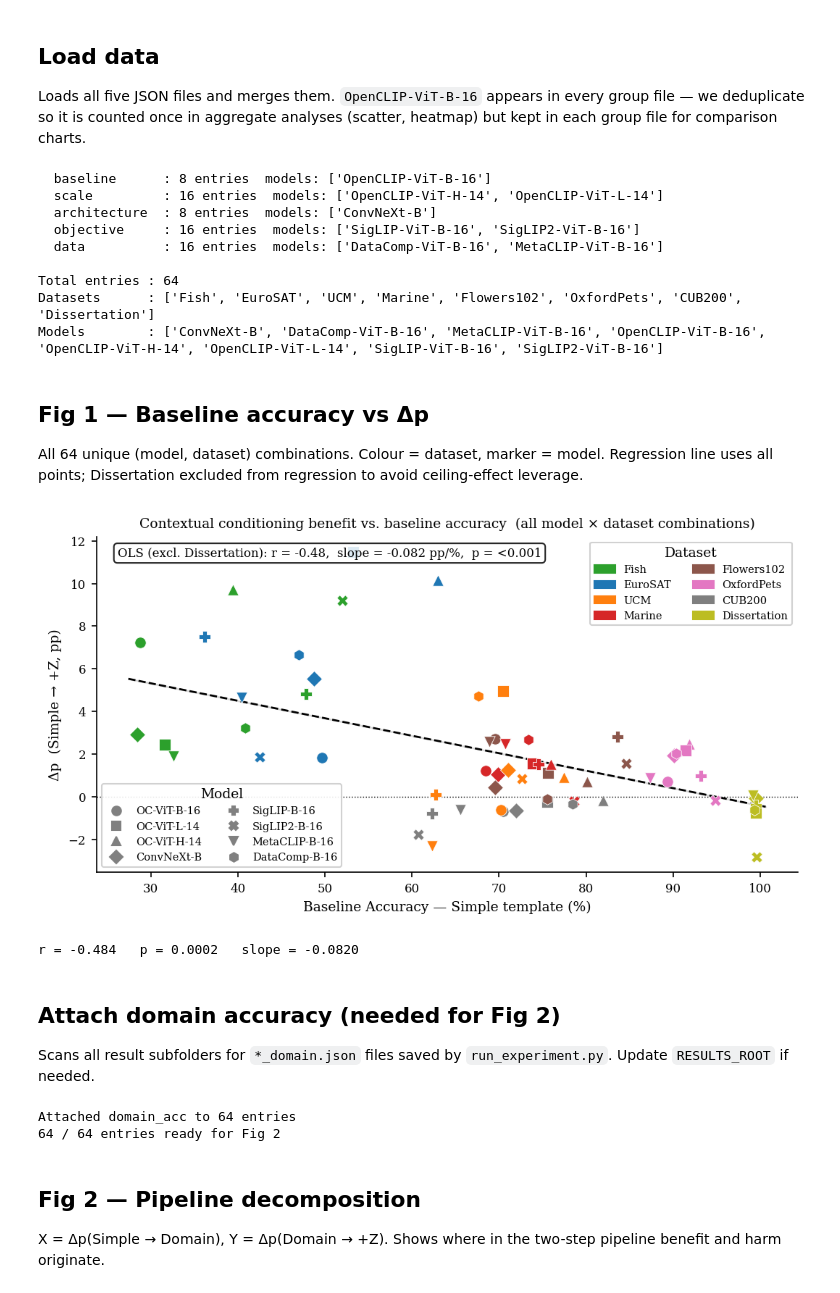
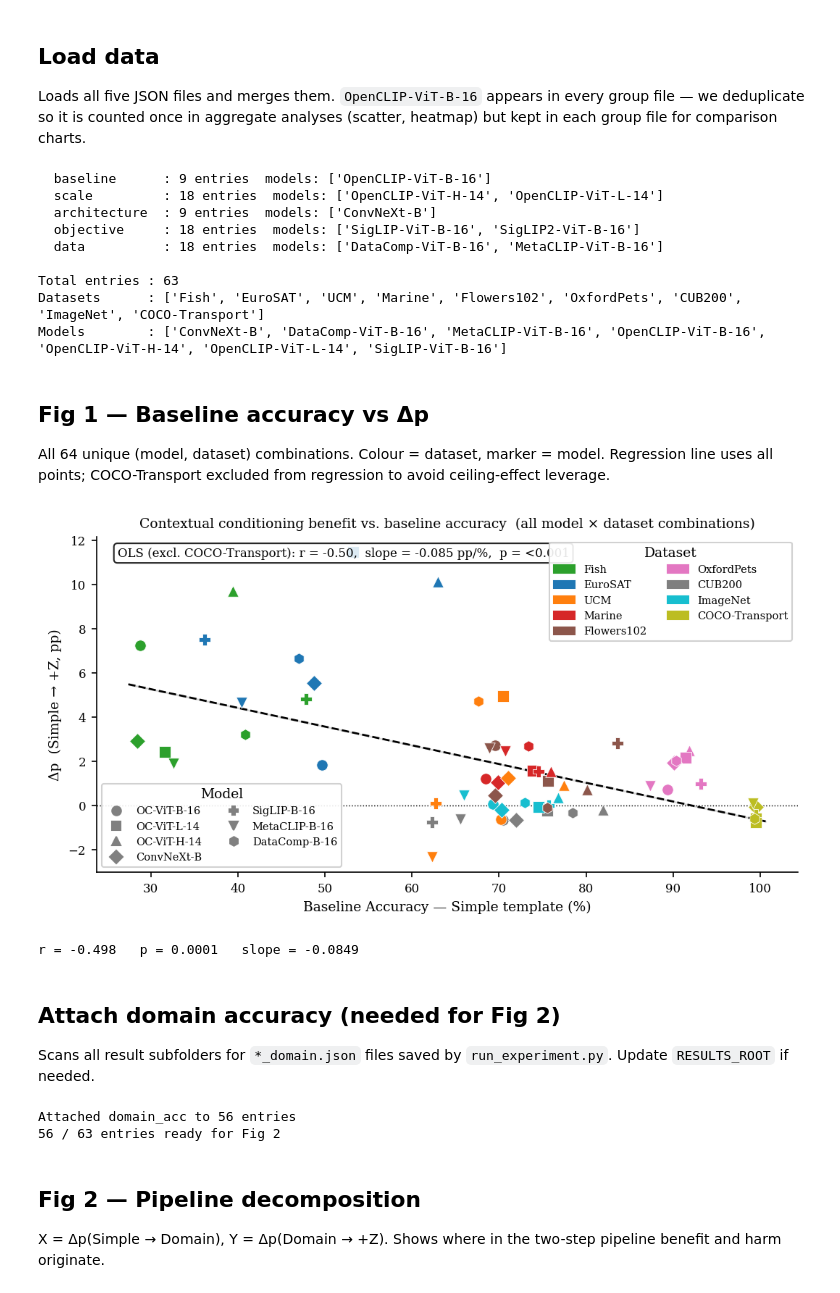
Before and after one commit to LeoGaunt/journal_perceptionCLIP, a Jupyter notebook: visualizations/figures.ipynb, the cells around one changed output. Drawn from its saved outputs; the diff is of its cells as text; code cells hidden in the pictures.

```diff
--- a/visualizations/figures.ipynb
+++ b/visualizations/figures.ipynb
@@ -34,7 +34,7 @@ ROW_H  = 2.8
 
 DATASETS_ORDERED = [
     "Fish", "EuroSAT", "UCM", "Marine",
-    "Flowers102", "OxfordPets", "CUB200", "Dissertation"
+    "Flowers102", "OxfordPets", "CUB200", "ImageNet", "COCO-Transport"
 ]
 
 DATASET_COLORS = {
@@ -45,7 +45,8 @@ DATASET_COLORS = {
     "Flowers102":  "#8c564b",
     "OxfordPets":  "#e377c2",
     "CUB200":      "#7f7f7f",
-    "Dissertation":"#bcbd22",
+    "ImageNet":    "#17becf",
+    "COCO-Transport":"#bcbd22",
 }
 
 # One marker per model
@@ -55,7 +56,7 @@ MODEL_MARKERS = {
     "OpenCLIP-ViT-H-14":  "^",   # scale
     "ConvNeXt-B":         "D",   # architecture
     "SigLIP-ViT-B-16":    "P",   # objective v1
-    "SigLIP2-ViT-B-16":   "X",   # objective v2
+    # "SigLIP2-ViT-B-16":   "X",   # objective v2
     "MetaCLIP-ViT-B-16":  "v",   # data
     "DataComp-ViT-B-16":  "h",   # data
 }
@@ -66,7 +67,7 @@ MODEL_SHORT = {
     "OpenCLIP-ViT-H-14":  "OC-ViT-H-14",
     "ConvNeXt-B":         "ConvNeXt-B",
     "SigLIP-ViT-B-16":    "SigLIP-B-16",
-    "SigLIP2-ViT-B-16":   "SigLIP2-B-16",
+    # "SigLIP2-ViT-B-16":   "SigLIP2-B-16",
     "MetaCLIP-ViT-B-16":  "MetaCLIP-B-16",
     "DataComp-ViT-B-16":  "DataComp-B-16",
 }
@@ -75,7 +76,7 @@ MODEL_SHORT = {
 GROUP_PALETTES = {
     "scale":      ["#4878d0", "#6acc65", "#d65f5f"],
     "arch":       ["#4878d0", "#8c613c"],
-    "objective":  ["#4878d0", "#956cb4", "#c05080"],
+    "objective":  ["#4878d0", "#c05080"], # Removed "#956cb4",
     "data":       ["#4878d0", "#ee854a", "#59a14f"],
 }
 
@@ -107,9 +108,16 @@ for group, path in FILES.items():
     print(f"  {group:<14}: {len(group_data[group])} entries  "
           f"models: {sorted(set(e['model'] for e in group_data[group]))}")
 
+
 # all_data is simply every entry from every file — no deduplication needed
 # because OpenCLIP-ViT-B-16 only appears in the baseline file
 all_data = [e for entries in group_data.values() for e in entries]
+
+for e in all_data:
+    if e["dataset"] == "Dissertation":
+        e["dataset"] = "COCO-Transport"
+
+all_data = [e for e in all_data if e["model"] != "SigLIP2-ViT-B-16"]
 
 datasets = [d for d in DATASETS_ORDERED if d in {e['dataset'] for e in all_data}]
 print(f"\nTotal entries : {len(all_data)}")
@@ -129,22 +137,22 @@ def get_entry(model, dataset, source=None):
                        if d['dataset'] == dataset), None)
     return result
 # %% [output]
-  baseline      : 8 entries  models: ['OpenCLIP-ViT-B-16']
-  scale         : 16 entries  models: ['OpenCLIP-ViT-H-14', 'OpenCLIP-ViT-L-14']
-  architecture  : 8 entries  models: ['ConvNeXt-B']
-  objective     : 16 entries  models: ['SigLIP-ViT-B-16', 'SigLIP2-ViT-B-16']
-  data          : 16 entries  models: ['DataComp-ViT-B-16', 'MetaCLIP-ViT-B-16']
+  baseline      : 9 entries  models: ['OpenCLIP-ViT-B-16']
+  scale         : 18 entries  models: ['OpenCLIP-ViT-H-14', 'OpenCLIP-ViT-L-14']
+  architecture  : 9 entries  models: ['ConvNeXt-B']
+  objective     : 18 entries  models: ['SigLIP-ViT-B-16', 'SigLIP2-ViT-B-16']
+  data          : 18 entries  models: ['DataComp-ViT-B-16', 'MetaCLIP-ViT-B-16']
 
-Total entries : 64
-Datasets      : ['Fish', 'EuroSAT', 'UCM', 'Marine', 'Flowers102', 'OxfordPets', 'CUB200', 'Dissertation']
-Models        : ['ConvNeXt-B', 'DataComp-ViT-B-16', 'MetaCLIP-ViT-B-16', 'OpenCLIP-ViT-B-16', 'OpenCLIP-ViT-H-14', 'OpenCLIP-ViT-L-14', 'SigLIP-ViT-B-16', 'SigLIP2-ViT-B-16']
+Total entries : 63
+Datasets      : ['Fish', 'EuroSAT', 'UCM', 'Marine', 'Flowers102', 'OxfordPets', 'CUB200', 'ImageNet', 'COCO-Transport']
+Models        : ['ConvNeXt-B', 'DataComp-ViT-B-16', 'MetaCLIP-ViT-B-16', 'OpenCLIP-ViT-B-16', 'OpenCLIP-ViT-H-14', 'OpenCLIP-ViT-L-14', 'SigLIP-ViT-B-16']
 # %% [markdown]
 ## Fig 1 — Baseline accuracy vs Δp
 
 All 64 unique (model, dataset) combinations. Colour = dataset, marker = model.
-Regression line uses all points; Dissertation excluded from regression to avoid ceiling-effect leverage.
+Regression line uses all points; COCO-Transport excluded from regression to avoid ceiling-effect leverage.
 # %%
-EXCLUDE_FROM_REG = {"Dissertation"}  # ceiling dataset — strong leverage point
+EXCLUDE_FROM_REG = {"COCO-Transport"}  # ceiling dataset — strong leverage point
 
 fig, ax = plt.subplots(figsize=(FULL_W, ROW_H * 1.4))
 
@@ -183,36 +191,36 @@ ax.fill_between(x_line, y_line - t_crit*se_y, y_line + t_crit*se_y,
                 alpha=0.12, color="black", zorder=1)
 
 ax.axhline(0, color="black", linewidth=0.7, linestyle=":")
 ax.text(0.03, 0.97,
-        f"OLS (excl. Dissertation): r = {r:.2f},  slope = {slope:.3f} pp/%,  p = {p_str}",
+        f"OLS (excl. COCO-Transport): r = {r:.2f},  slope = {slope:.3f} pp/%,  p = {p_str}",
         transform=ax.transAxes, va="top", fontsize=8,
         bbox=dict(boxstyle="round,pad=0.3", fc="white", alpha=0.85))
 
 # Legends
 ds_handles = [mpatches.Patch(color=DATASET_COLORS[d], label=d)
               for d in DATASETS_ORDERED if d in {e["dataset"] for e in all_data}]
 m_handles  = [Line2D([0],[0], marker=MODEL_MARKERS[m], color="grey",
                      linestyle="None", markersize=6, label=MODEL_SHORT[m])
               for m in MODEL_SHORT if m in {e["model"] for e in all_data}]
 
 leg1 = ax.legend(handles=ds_handles, title="Dataset",
                  loc="upper right", ncol=2, framealpha=0.9, fontsize=7)
 ax.add_artist(leg1)
 ax.legend(handles=m_handles, title="Model",
           loc="lower left", ncol=2, framealpha=0.9, fontsize=7)
 
 ax.set_xlabel("Baseline Accuracy — Simple template (%)")
 ax.set_ylabel("Δp  (Simple → +Z, pp)")
 ax.set_title("Contextual conditioning benefit vs. baseline accuracy  (all model × dataset combinations)")
 
 plt.tight_layout()
 plt.savefig("fig1_baseline_vs_deltap.pdf")
 plt.savefig("fig1_baseline_vs_deltap.png", dpi=300)
 plt.show()
 print(f"r = {r:.3f}   p = {p:.4f}   slope = {slope:.4f}")
 # %% [output]
-[figure, old version]
+[figure, new version]
-r = -0.484   p = 0.0002   slope = -0.0820
+r = -0.498   p = 0.0001   slope = -0.0849
 # %% [markdown]
 ## Attach domain accuracy (needed for Fig 2)
 
@@ -247,8 +255,8 @@ has_domain = [e for e in all_data if "domain_acc" in e]
 print(f"Attached domain_acc to {n_enriched} entries")
 print(f"{len(has_domain)} / {len(all_data)} entries ready for Fig 2")
 # %% [output]
-Attached domain_acc to 64 entries
-64 / 64 entries ready for Fig 2
+Attached domain_acc to 56 entries
+56 / 63 entries ready for Fig 2
 # %% [markdown]
 ## Fig 2 — Pipeline decomposition
 
```
Also changed, not shown: parts of 4 cells of this notebook, 9 other files.
